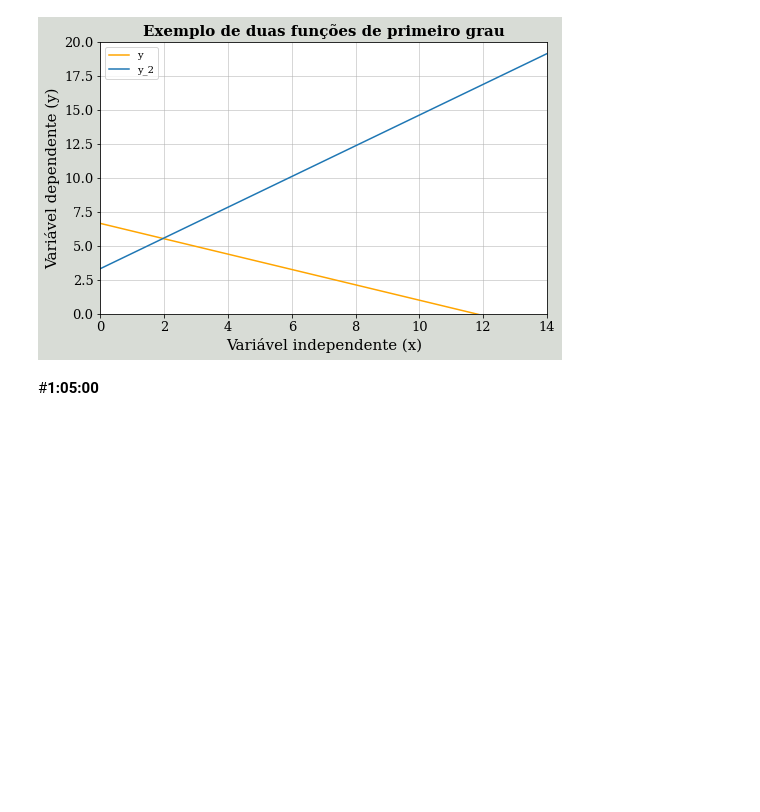
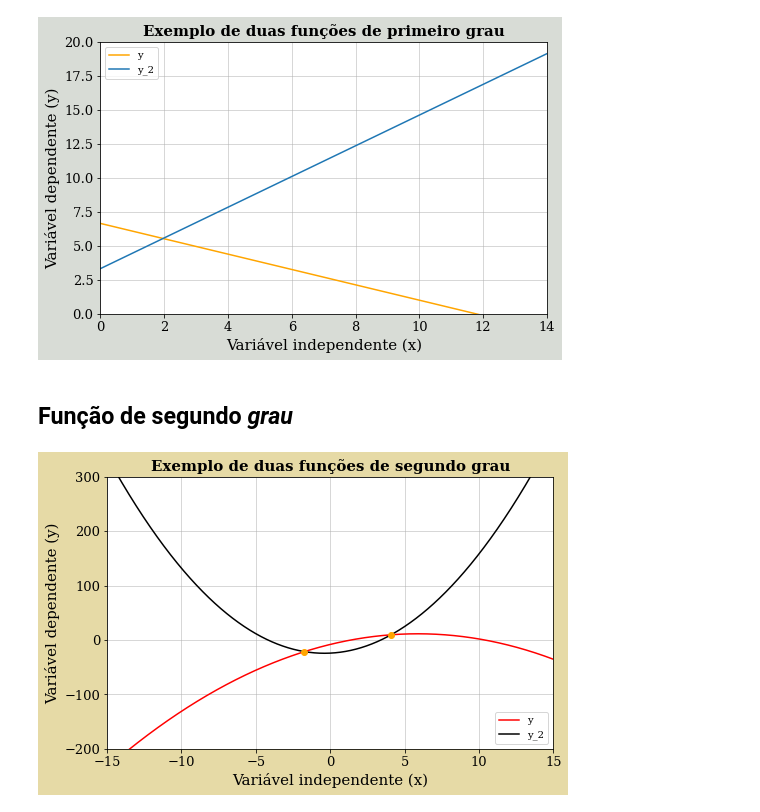
Before and after one commit to gregorimaia/Engenharia_Aeroespacial, a Jupyter notebook: Python_Instructions.ipynb, the cells around one changed output. Drawn from its saved outputs; the diff is of its cells as text; code cells hidden in the pictures; blank space fills up the shorter version.

```diff
--- a/Python_Instructions.ipynb
+++ b/Python_Instructions.ipynb
@@ -426,5 +427,70 @@ plt.savefig('Exemplo_1.png', dpi = 500, facecolor = 'xkcd:light grey', bbox_inch
 plt.show()  # Mostrar todas as figuras acima
 # %% [output]
 [figure]
-# %% [markdown]
-#**1:05:00**
+# %% [markdown]
+## Função de segundo *grau*
+# %%
+# Importar bibliotecas
+import matplotlib.pyplot as plt
+import numpy as np
+
+# Declarar constantes das funções
+a = -0.5648
+b = 6.65
+c = -8
+d = np.sqrt(2)
+
+# Declarar vetor "x" da variável independente.
+x = np.arange(0, 15, 0.01)
+x2 = np. arange(-15, 15, 0.01)
+
+# Primeiro exemplo: função y = ax + b
+y = a*(x2)**2 + b*x2+c
+
+y2 = -3*a*(x2)**2+(1/5)*b*x2+3*c
+
+idx = np.argwhere(np.diff(np.sign(y-y2))).flatten() # Apenas para marcar os pontos onde as funções se interceptam
+
+# Criando a figura
+plt.rcParams['font.family'] = 'Serif' # Alterando fonte
+
+fig = plt.figure(figsize = (8,5)) # Personalizando as proporções da figura
+
+plt.plot(x2, y, label = 'y', color = 'red') # Customizando o visual das variáveis
+
+plt.plot(x2, y2, label = 'y_2', color = 'black')  # Plotando a segunda função
+
+plt.plot(x2[idx], y[idx], 'o', color = 'orange')  # Pontos de interseptação
+
+plt.xlabel('Variável independente (x)', fontsize=15)  # Adicionando título para o eixo x
+#fontsize=tamanho da fonte
+
+plt.xticks(fontsize=13) # Personalizando os valores mostrados no eixo x
+#fontsize=tamanho da fonte
+
+plt.ylabel('Variável dependente (y)', fontsize=15)  # Adicionando título para o eixo y
+
+plt.yticks(fontsize=13) # Personalizando os valores mostrados no eixo y
+
+plt.xlim(-15, 15) # Definindo o tamanho do eixo x
+
+plt.ylim(-200, 300) # Definindo o tamanho do eixo y
+
+plt.title('Exemplo de duas funções de segundo grau', fontdict = {'fontweight':'bold', 'fontsize':15})  # Personalizando o título do gráfico
+#fontweight=negrito, fontsize=tamanho da fonte
+
+plt.legend(frameon=True, prop={'size':'10'})  # Personalizando a legenda do gráfico
+#frameon=legenda em um quadradinho, prop=tamanho da legenda
+
+plt.grid(linestyle='-', linewidth=0.5)  # Gradeando o gráfico
+#linestyle=tipo de linhas das grades do gráfico, linewidth=espessura das linhas
+
+fig.patch.set_facecolor('xkcd:beige')  # Cor de fundo do gráfico
+
+
+plt.savefig('Exemplo_1.png', dpi = 500, facecolor = 'xkcd:light grey', bbox_inches='tight') #Salvando a imagem
+#Salva o fráfico no arquivo em que se encontra o código, já define o formato, neste caso .png, dpi=número que será multiplicada a proporção do gráfico, 8x500 e 5x500
+
+plt.show()  # Mostrar todas as figuras acima
+# %% [output]
+[figure, added]
```
Also changed, not shown: parts of 1 cell of this notebook.
